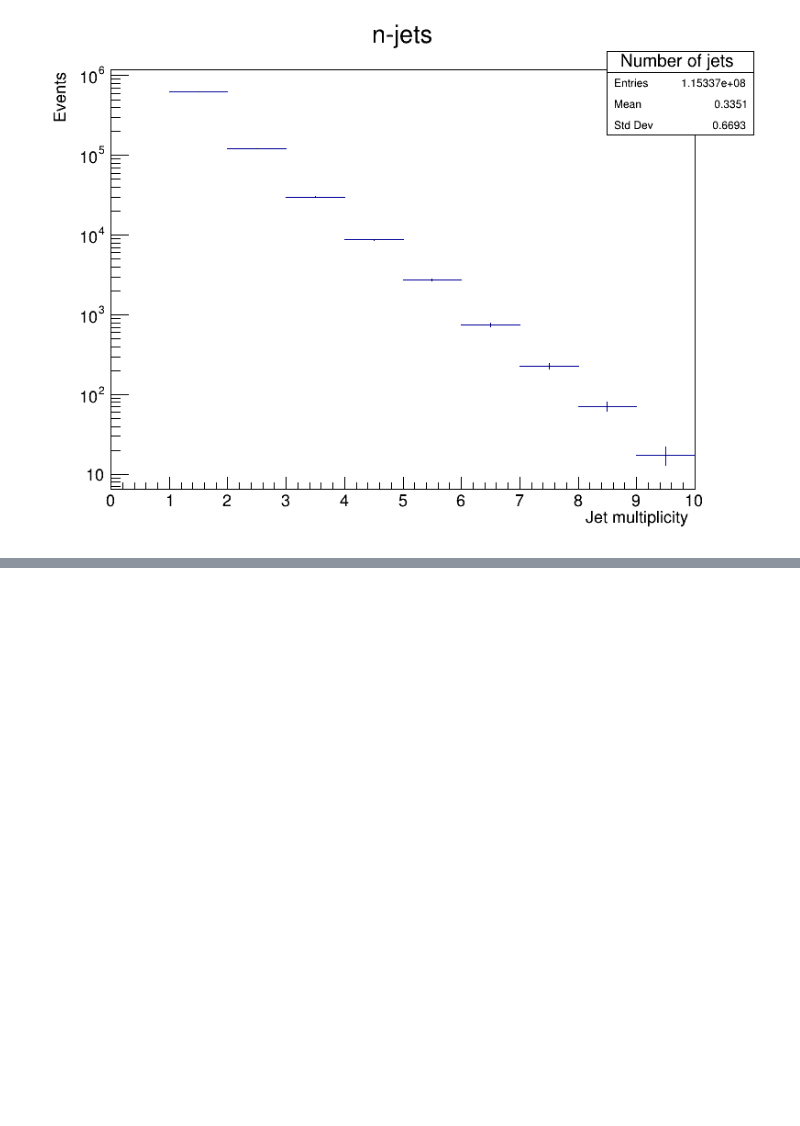
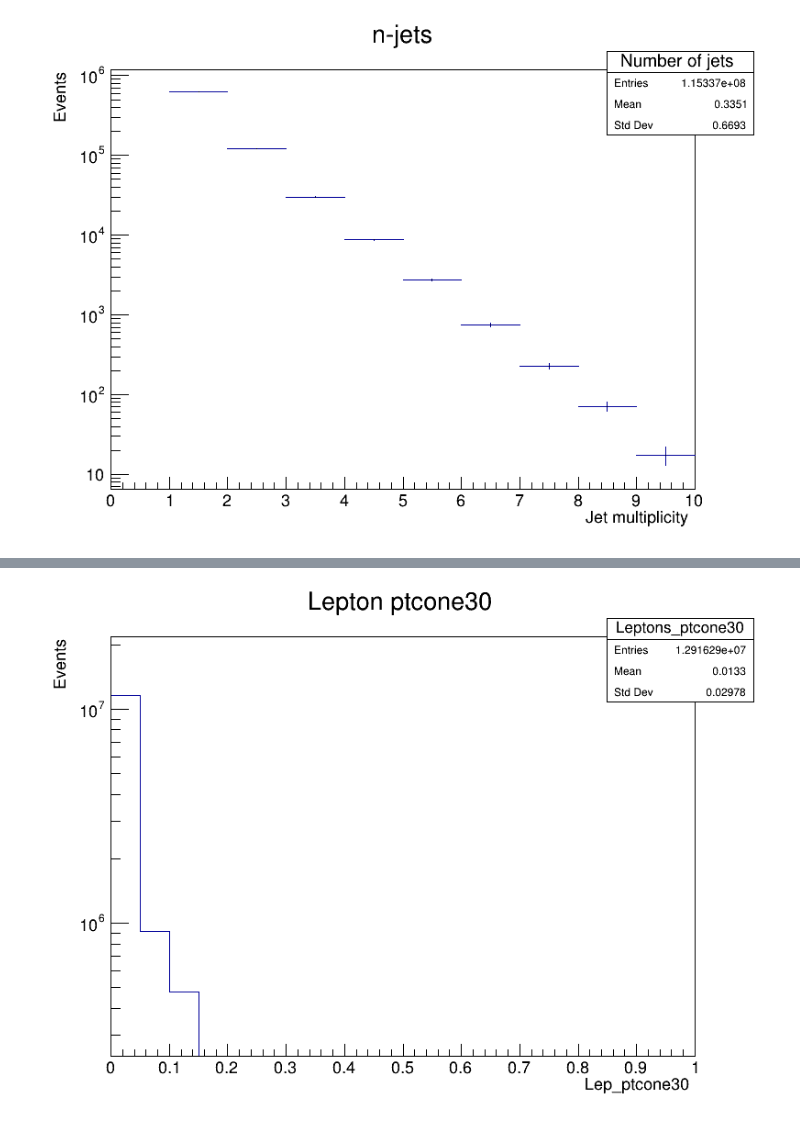
Before and after one commit to jdvillamils/TTBar, a Jupyter notebook: TTBar.ipynb, the cells around one changed output, grey strips where cells are left out. Cells and saved outputs as stored; diff of their text form; code cells hidden in the pictures; blank space fills up the shorter version.

```diff
--- a/TTBar.ipynb
+++ b/TTBar.ipynb
@@ -224,0 +265,6 @@ canvas->Draw();
+# %%
+hist_lep_ptcone30->Draw();
+canvas->SetLogy();
+canvas->Draw();
+# %% [output]
+[figure, added]
```
Also changed, not shown: parts of 13 cells of this notebook.
